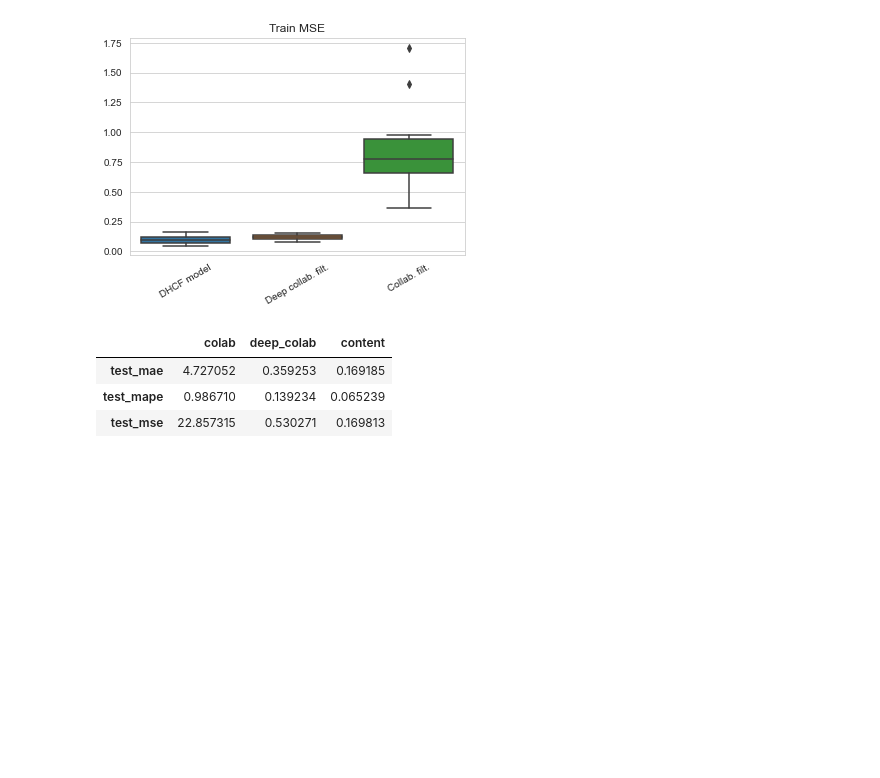
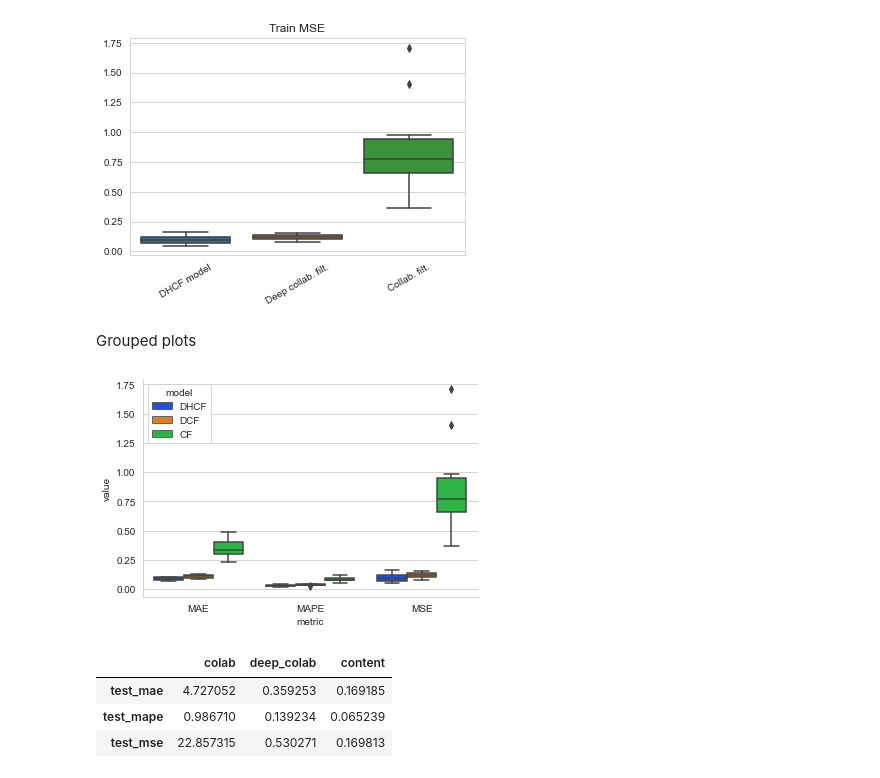
Before and after one commit to maddataanalyst/research_projects, a Jupyter notebook: phd_cand_2020_conf/autorecommender_systems_comparison/notebooks/amazon_reviews_recommender_other_dataset.ipynb, the cells around one changed output. Cells and saved outputs as stored; diff of their text form; code cells hidden in the pictures; blank space fills up the shorter version.

```diff
--- a/phd_cand_2020_conf/autorecommender_systems_comparison/notebooks/amazon_reviews_recommender_other_dataset.ipynb
+++ b/phd_cand_2020_conf/autorecommender_systems_comparison/notebooks/amazon_reviews_recommender_other_dataset.ipynb
@@ -839,6 +836,34 @@ mse_fig.set_xticklabels(mse_fig.get_xticklabels(), rotation=30);
 mse_fig.set_title("Train MSE");
 # %% [output]
 [figure]
+# %% [markdown]
+Grouped plots
+# %%
+train_mae_melt = train_mae.melt(var_name='model')
+train_mae_melt['metric'] = 'MAE'
+
+train_mape_melt = train_mape.melt(var_name='model')
+train_mape_melt['metric'] = 'MAPE'
+
+train_mse_melt = train_mse.melt(var_name='model')
+train_mse_melt['metric'] = 'MSE'
+
+train_metrics = train_mae_melt.append(train_mape_melt, ignore_index=True).append(train_mse_melt, ignore_index=True)
+#px.box(train_metrics, x='metric', y='value', color='model', template='plotly_white', labels='model', )
+train_metrics.model.replace({
+    'colab': "CF",
+    'deep_colab': 'DCF',
+    'content': "DHCF"
+}, inplace=True)
+f = plt.figure()
+sns.boxplot(x="metric", y="value",
+            palette="bright",
+            hue="model",
+            data=train_metrics)
+sns.despine(trim=False)
+f.savefig('boxlot.svg', format='svg')
+# %% [output]
+[figure, added]
 # %%
 test_data_res
 # %% [output]
```
Also changed, not shown: parts of 14 cells of this notebook, 6 other files.
